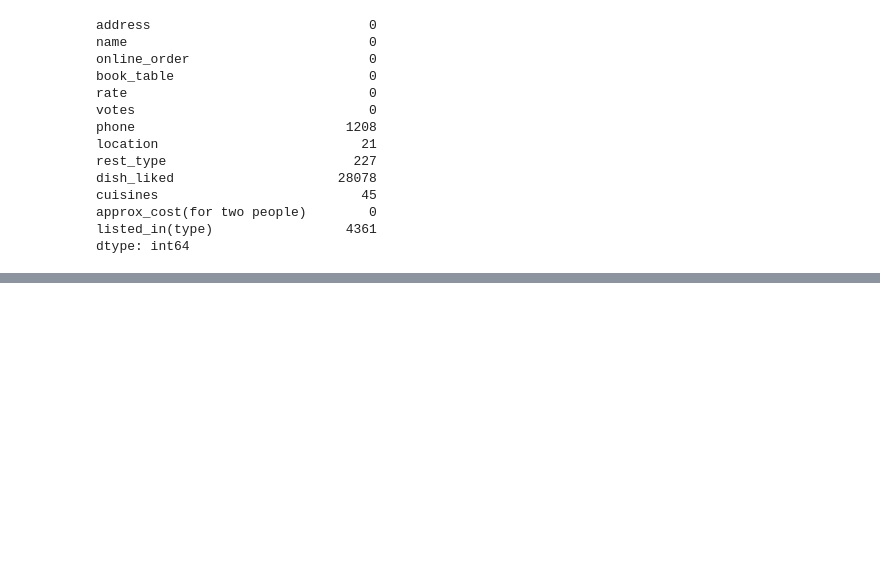
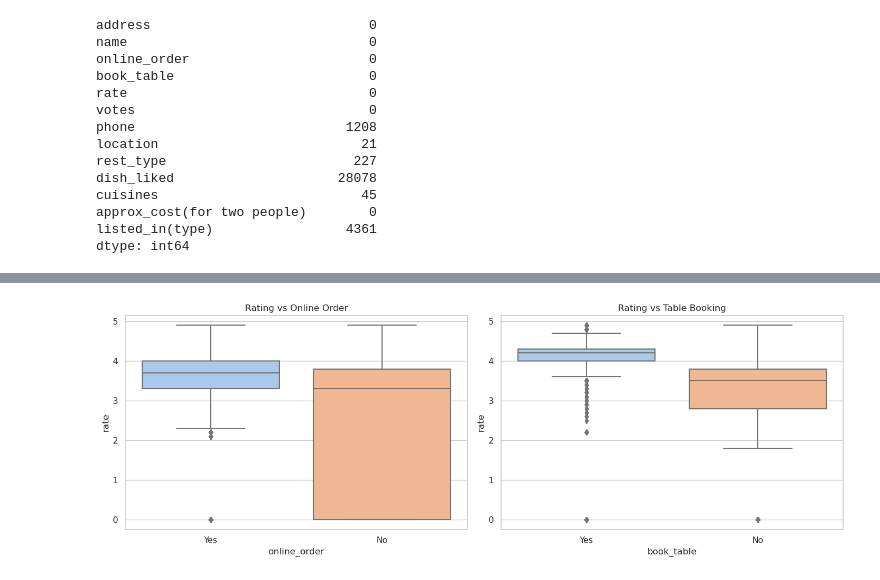
Before and after one commit to raj-rajat/Zomato-, a Jupyter notebook: zomato-new.ipynb, the cells around one changed output, grey strips where cells are left out. Drawn from its saved outputs; the diff is of its cells as text; code cells hidden in the pictures; blank space fills up the shorter version.

```diff
--- a/zomato-new.ipynb
+++ b/zomato-new.ipynb
@@ -220,0 +304,20 @@ dtype: int64
+# %%
+# Define the figure size
+plt.figure(figsize=(14, 5))
+
+# Rating vs Online Order
+plt.subplot(121)
+sns.boxplot(x='online_order', y='rate', data=df_cleaned, palette='pastel')
+plt.title('Rating vs Online Order')
+
+# Rating vs Table Booking
+plt.subplot(122)
+sns.boxplot(x='book_table', y='rate', data=df_cleaned, palette='pastel')
+plt.title('Rating vs Table Booking')
+
+# Adjust the layout
+plt.tight_layout()
+
+plt.show()
+# %% [output]
+[figure, added]
```
Also changed, not shown: parts of 5 cells of this notebook.
